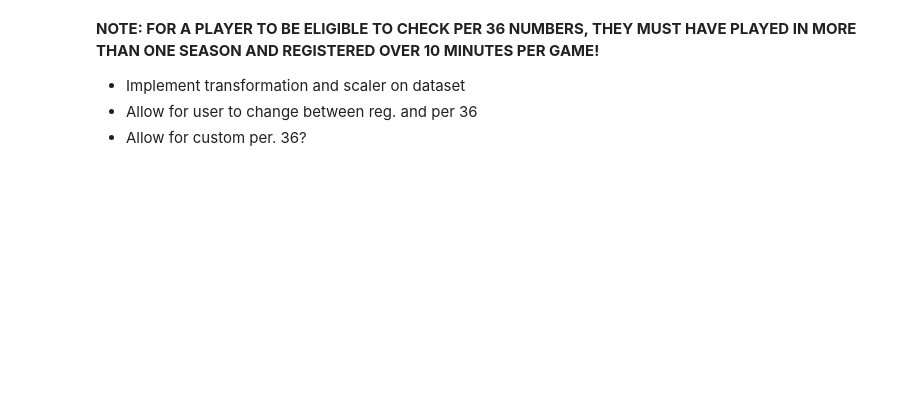
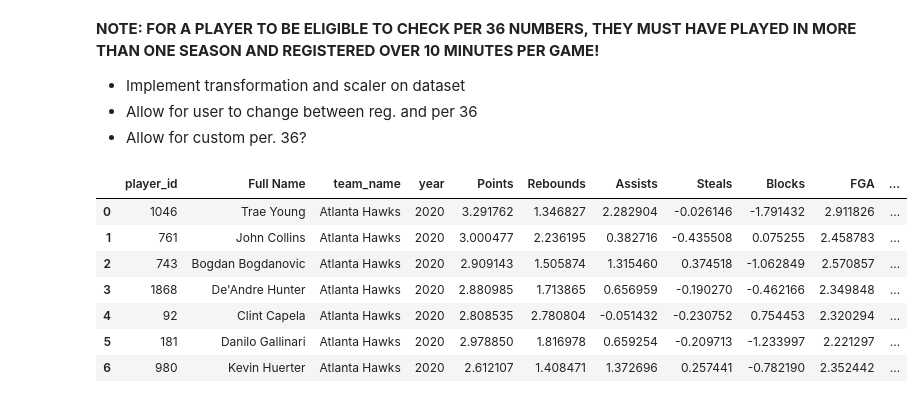
Before and after one commit to TobyScogings/NBA-Similarity-App, a Jupyter notebook: Test Environment.ipynb, the cells around one changed output. Drawn from its saved outputs; the diff is of its cells as text; code cells hidden in the pictures; blank space fills up the shorter version.

```diff
--- a/Test Environment.ipynb
+++ b/Test Environment.ipynb
@@ -552,3 +552,23 @@ df2.to_csv("reg_per_36.csv")
 * Implement transformation and scaler on dataset
 * Allow for user to change between reg. and per 36
 * Allow for custom per. 36?
+# %%
+# Columns for log transformation
+df['Minutes'].sum()
+df2.drop(columns = 'Minutes', inplace = True)
+
+stats_columns = ['Points', 'Rebounds', 'Assists', 'Steals', 'Blocks', 'FGA', '3PA', 'FTA', 'Def. Rebounds', 'Off. Rebounds', 'Fouls', 'Turnovers']
+
+# Apply log transformation to the full dataset
+df2[stats_columns] = df2[stats_columns].apply(lambda x: np.log(x + 0.0001))
+
+df2.head(7)
+# %% [output]
+|  | player_id | Full Name | team_name | year | Points | Rebounds | Assists | Steals | Blocks | FGA | ... |
+| 0 | 1046 | Trae Young | Atlanta Hawks | 2020 | 3.291762 | 1.346827 | 2.282904 | -0.026146 | -1.791432 | 2.911826 | ... |
+| 1 | 761 | John Collins | Atlanta Hawks | 2020 | 3.000477 | 2.236195 | 0.382716 | -0.435508 | 0.075255 | 2.458783 | ... |
+| 2 | 743 | Bogdan Bogdanovic | Atlanta Hawks | 2020 | 2.909143 | 1.505874 | 1.315460 | 0.374518 | -1.062849 | 2.570857 | ... |
+| 3 | 1868 | De'Andre Hunter | Atlanta Hawks | 2020 | 2.880985 | 1.713865 | 0.656959 | -0.190270 | -0.462166 | 2.349848 | ... |
+| 4 | 92 | Clint Capela | Atlanta Hawks | 2020 | 2.808535 | 2.780804 | -0.051432 | -0.230752 | 0.754453 | 2.320294 | ... |
+| 5 | 181 | Danilo Gallinari | Atlanta Hawks | 2020 | 2.978850 | 1.816978 | 0.659254 | -0.209713 | -1.233997 | 2.221297 | ... |
+| 6 | 980 | Kevin Huerter | Atlanta Hawks | 2020 | 2.612107 | 1.408471 | 1.372696 | 0.257441 | -0.782190 | 2.352442 | ... |
```
Also changed, not shown: parts of 3 cells of this notebook, 2 other files.
